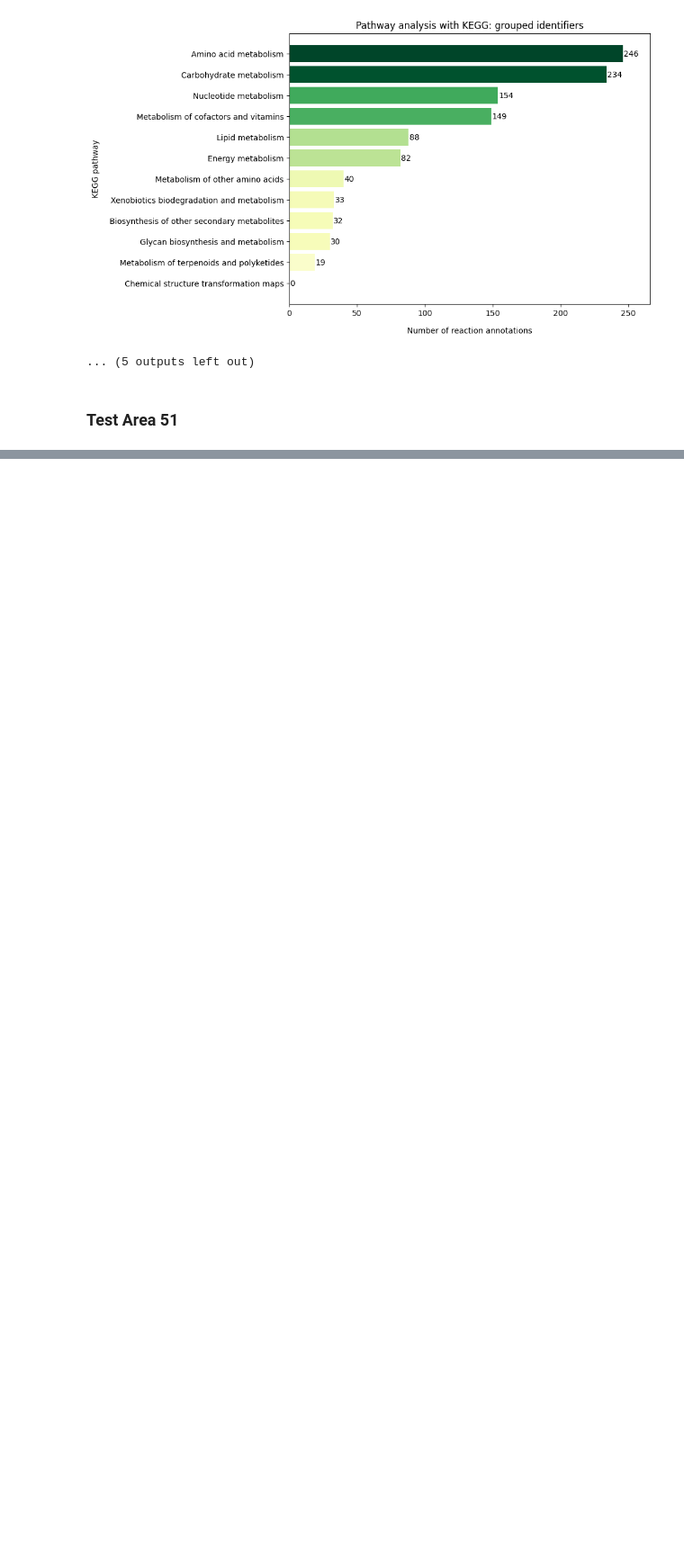
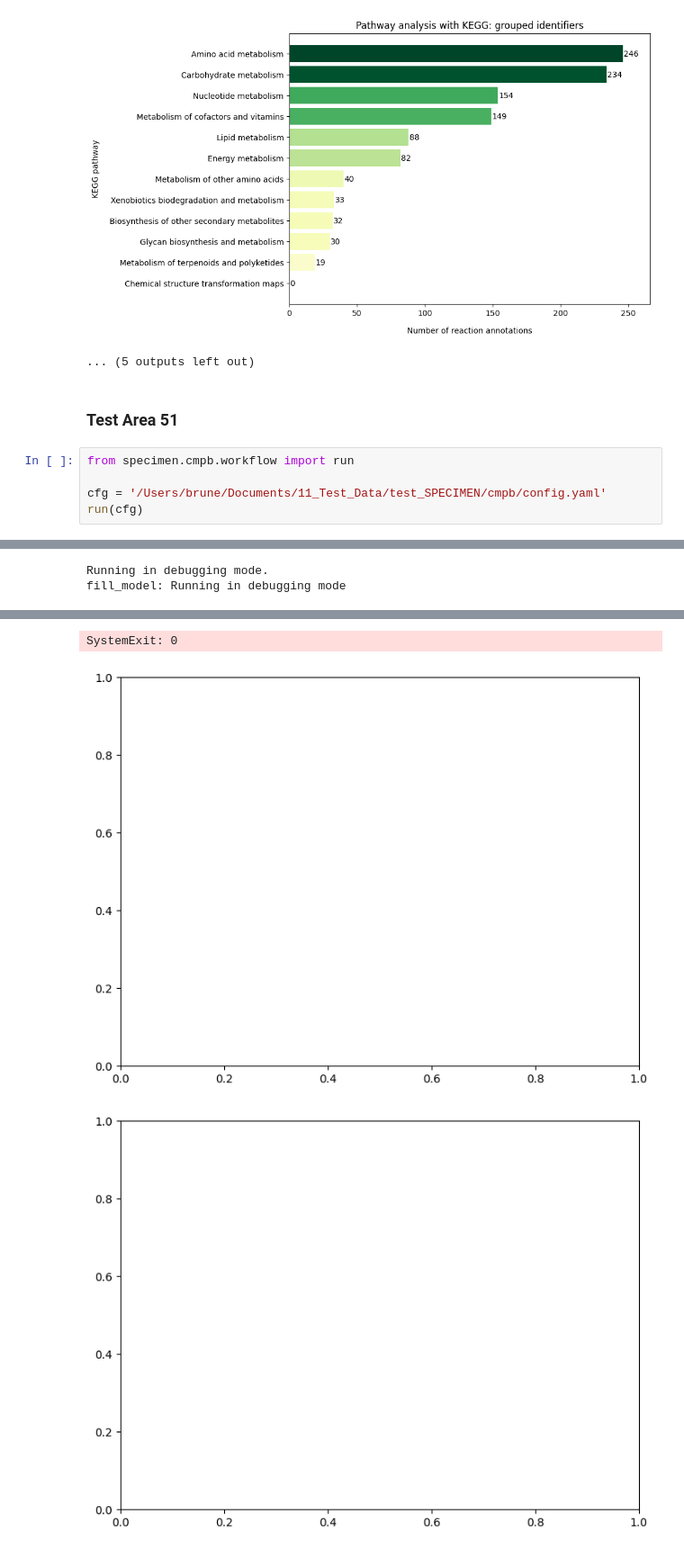
Before and after one commit to draeger-lab/SPECIMEN, a Jupyter notebook: dev/CB_test_modules.ipynb, the cells around one changed output, grey strips where cells are left out. Shown at 90% size. Drawn from its saved outputs; the diff is of its cells as text; blank space fills up the shorter version.

```diff
--- a/dev/CB_test_modules.ipynb
+++ b/dev/CB_test_modules.ipynb
@@ -381,3 +296,9 @@ total runtime: 39.94427013397217
 ... (5 outputs left out)
 # %% [markdown]
 ### Test Area 51
+# %%
+from specimen.cmpb.workflow import run
+
+cfg = '/Users/brune/Documents/11_Test_Data/test_SPECIMEN/cmpb/config.yaml'
+run(cfg)
+# %% [output]
@@ -383,0 +319,2 @@ total runtime: 39.94427013397217
+Running in debugging mode.
+fill_model: Running in debugging mode
@@ -383,0 +336,3 @@ total runtime: 39.94427013397217
+SystemExit: 0
+[figure, added]
+[figure, added]
```
Also changed, not shown: parts of 7 cells of this notebook, 7 other files.
